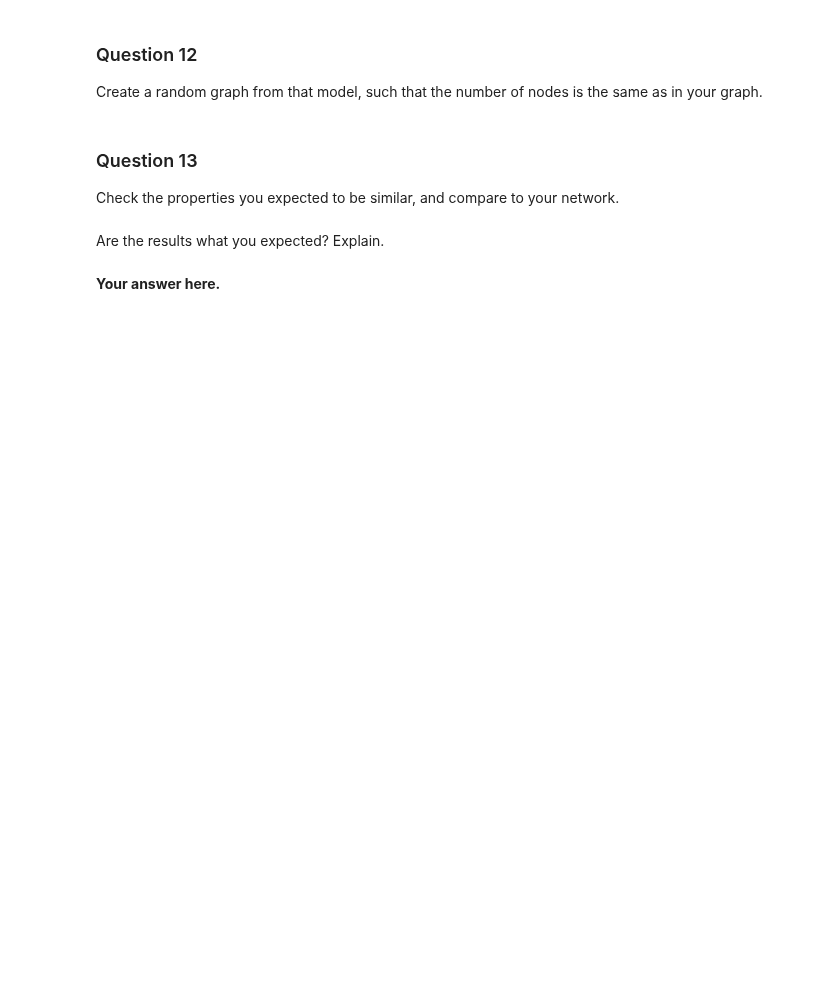
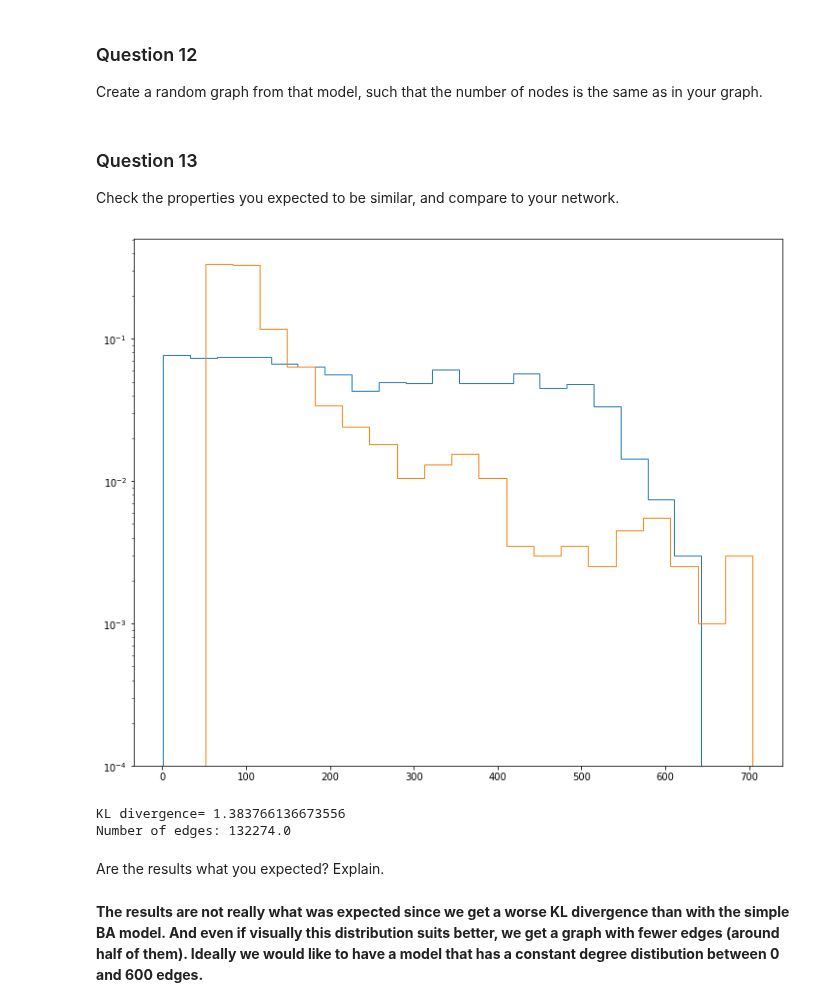
Before and after one commit to TTimTT/NTDS_Project, a Jupyter notebook: milestones_2/joachim_network_models.ipynb, the cells around one changed output. Cells and saved outputs as stored; diff of their text form; code cells hidden in the pictures; blank space fills up the shorter version.

Commit message:
What a nice work

```diff
--- a/milestones_2/joachim_network_models.ipynb
+++ b/milestones_2/joachim_network_models.ipynb
@@ -304,0 +263,20 @@ KL divergence of original and BA network= 0.06054718746058438
+# %%
+def degree_distrib(adjacency):
+    #return the degree distribution of an adjacency matrix
+    degrees=sum(np.ceil(adjacency))
+
+    deg_distr=np.zeros(adjacency_con.shape[0])
+
+    for i in range(0,adjacency_con.shape[0]):
+        deg_distr[int(degrees[i])]+=1
+
+    #normalization
+    deg_distr/=sum(deg_distr)
+
+    return deg_distr
+# %%
+orig_deg_dist=degree_distrib(adjacency_con)
+er_deg_dist=degree_distrib(er)
+ba_deg_dist=degree_distrib(ba)
+print('KL divergence of original and ER network=',kl_divergence(er_deg_dist,orig_deg_dist))
+print('KL divergence of original and BA network=',kl_divergence(ba_deg_dist,orig_deg_dist))
@@ -368,3 +336,6 @@ Create a random graph from that model, such that the number of nodes is the same
+# %%
+import networkx as nx
+G= nx.powerlaw_cluster_graph(1988, 70, 0.5)
 # %% [markdown]
 ### Question 13
 
@@ -374,4 +343,24 @@ Check the properties you expected to be similar, and compare to your network.
+# %%
+adja_approx=nx.to_numpy_matrix(G)
+adja_approx=np.array(adja_approx)
+
+deg_dist_approx=degree_distrib(adja_approx)
+
+plt.rcParams['figure.figsize'] = [12, 10]
+weights = np.ones_like(sum(np.ceil(adjacency_con))) / float(n_nodes)
+plt.hist(sum(np.ceil(adjacency_con)),20, weights=weights,histtype='step')
+
+weights = np.ones_like(deg_dist_approx) / float(1988)
+plt.hist(sum(adja_approx),20,log=True,weights=weights,histtype='step')
+
+plt.show()
+print('KL divergence=',kl_divergence(deg_dist_approx,orig_deg_dist))
+print('Number of edges:',sum(sum(adja_approx))/2)
+# %% [output]
+[figure, added]
+KL divergence= 1.383766136673556
+Number of edges: 132274.0
 # %% [markdown]
 Are the results what you expected? Explain.
-# %% [markdown]
-**Your answer here.**
+# %% [markdown]
+**The results are not really what was expected since we get a worse KL divergence than with the simple BA model. And even if visually this distribution suits better, we get a graph with fewer edges (around half of them). Ideally we would like to have a model that has a constant degree distibution between 0 and 600 edges.**
```
Also changed, not shown: parts of 22 cells of this notebook.
